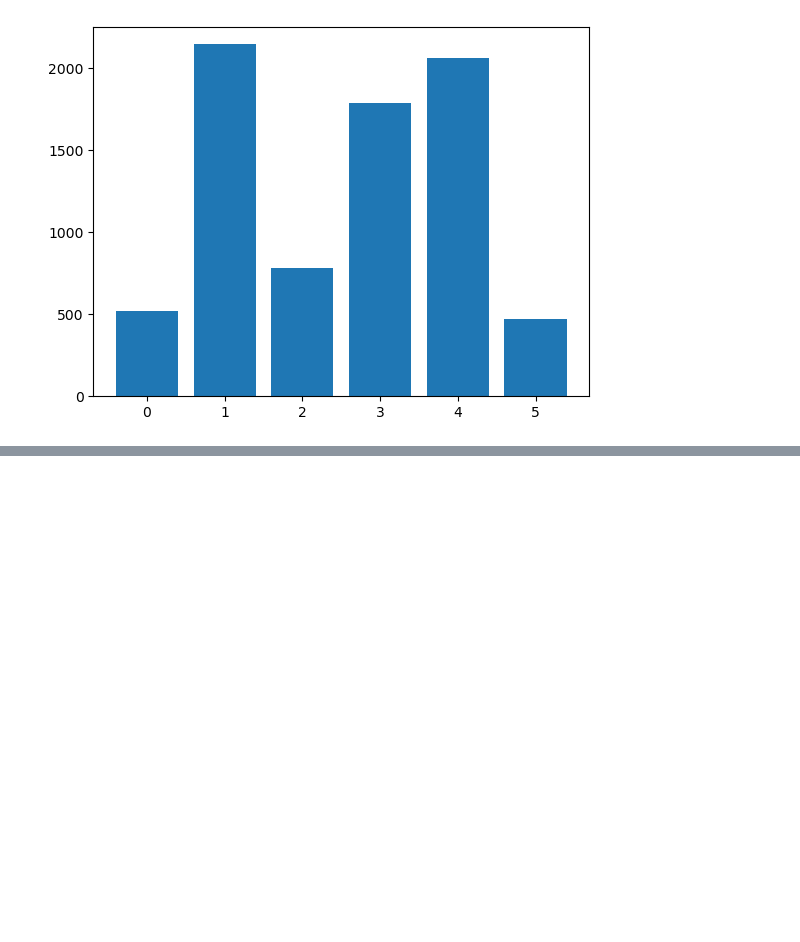
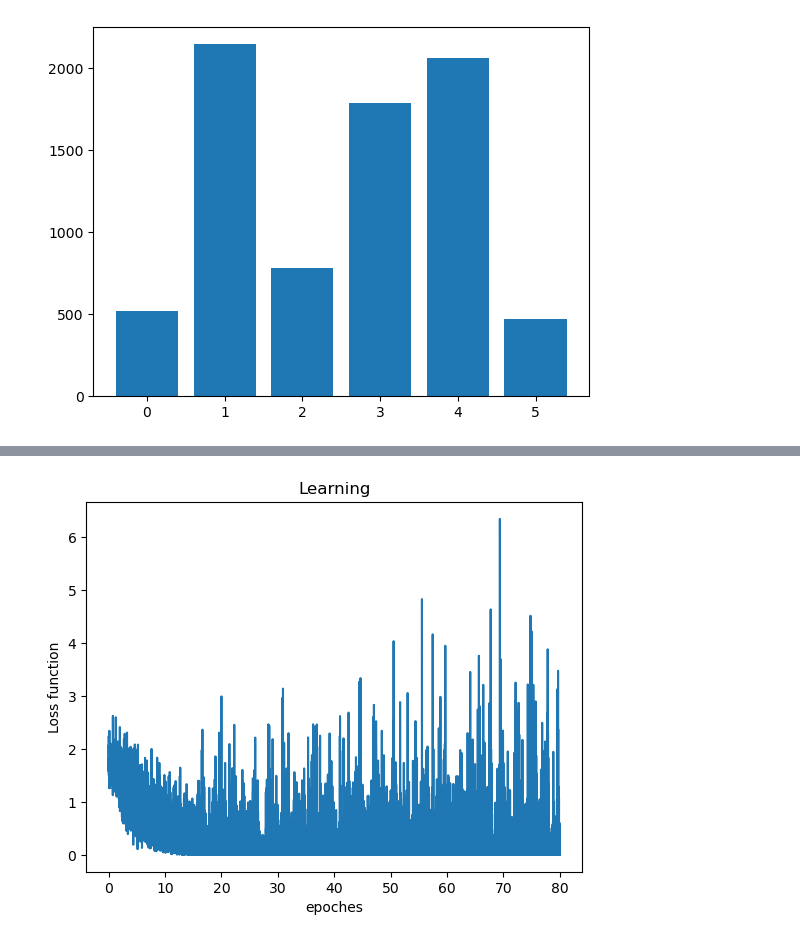
Before and after one commit to JazzV2/Bachelor, a Jupyter notebook: Model.ipynb, the cells around one changed output, grey strips where cells are left out. Cells and saved outputs as stored; diff of their text form; code cells hidden in the pictures; blank space fills up the shorter version.

Commit message:
Model and learning ready (needs improvement)

```diff
--- a/Model.ipynb
+++ b/Model.ipynb
@@ -185,4 +164,35 @@ class CNN_model(nn.Module):
 # %%
 train_data = CTDataset(X_train, y_train)
 # %%
-train_data_loader = DataLoader(train_data, batch_size=1, shuffle=True)
+train_data_loader = DataLoader(train_data, batch_size=10, shuffle=True)
+# %%
+def train_model(data, model, n_epoches = 50, learning_r=0.001):
+    device = torch.device('cuda' if torch.cuda.is_available() else 'cpu')
+    model.train()
+    opt = optim.Adam(model.parameters(), lr=learning_r)
+    loss_fn = nn.NLLLoss().to(device)
+
+    losses = []
+    epoches = []
+
+    print(f'Epoch: 0/{n_epoches}')
+    for epoch in range(n_epoches):
+        N = len(data)
+        for i, (x, y) in enumerate(data):
+            opt.zero_grad()
+            losse_value = loss_fn(model(x), y)
+            losse_value.backward()
+            opt.step()
+
+            epoches.append(epoch+i/N)
+            losses.append(losse_value.item())
+
+        if (epoch+1)%10 == 0 :
+            print(f'Epoch: {epoch+1}/{n_epoches}')
+
+    return np.array(epoches), np.array(losses)
+# %%
+epoch_n = 80
+learning_rate = 0.001
+f = CNN_model()
+epoches, losses = train_model(train_data_loader, f, n_epoches=epoch_n, learning_r=learning_rate)
@@ -188,0 +212,9 @@ train_data_loader = DataLoader(train_data, batch_size=1, shuffle=True)
+# %%
+# You can see there whole learning process
+plt.plot(epoches, losses)
+plt.xlabel('epoches')
+plt.ylabel('Loss function')
+plt.title('Learning')
+plt.show()
+# %% [output]
+[figure, added]
```
Also changed, not shown: parts of 17 cells of this notebook.
